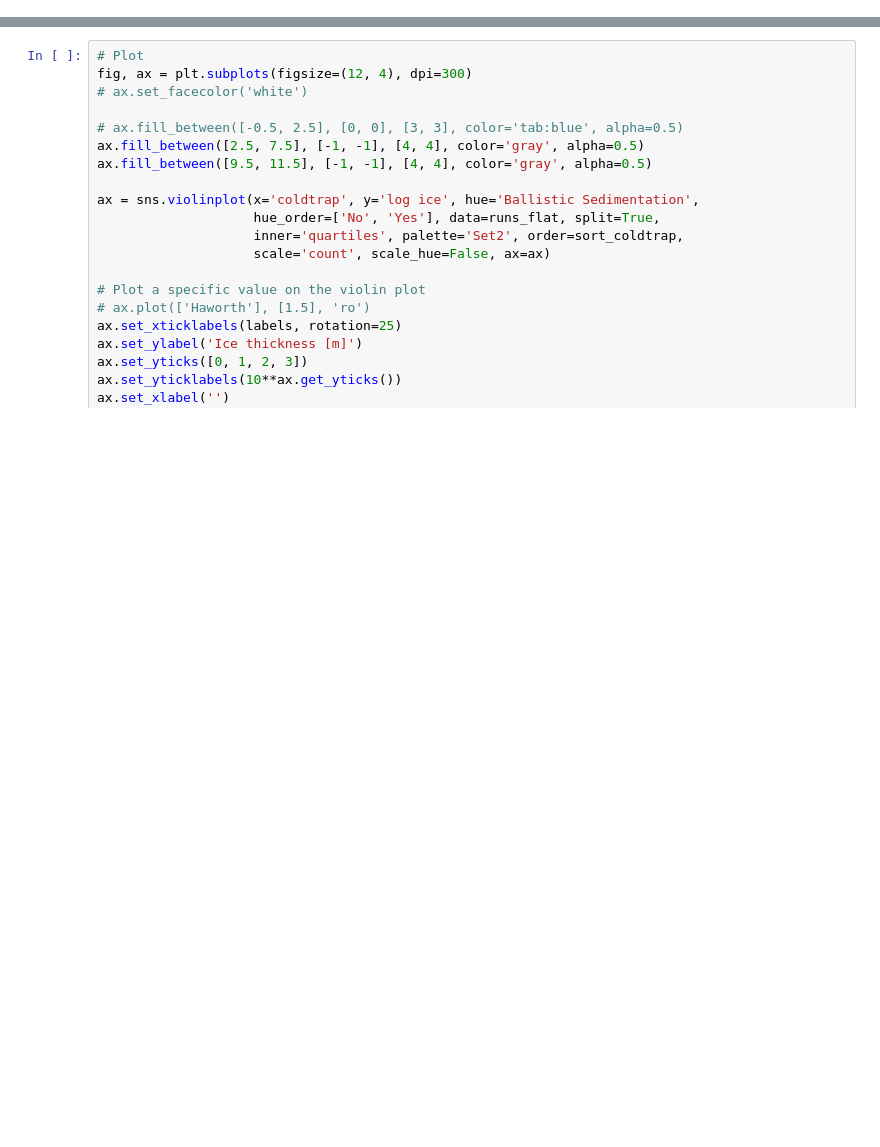
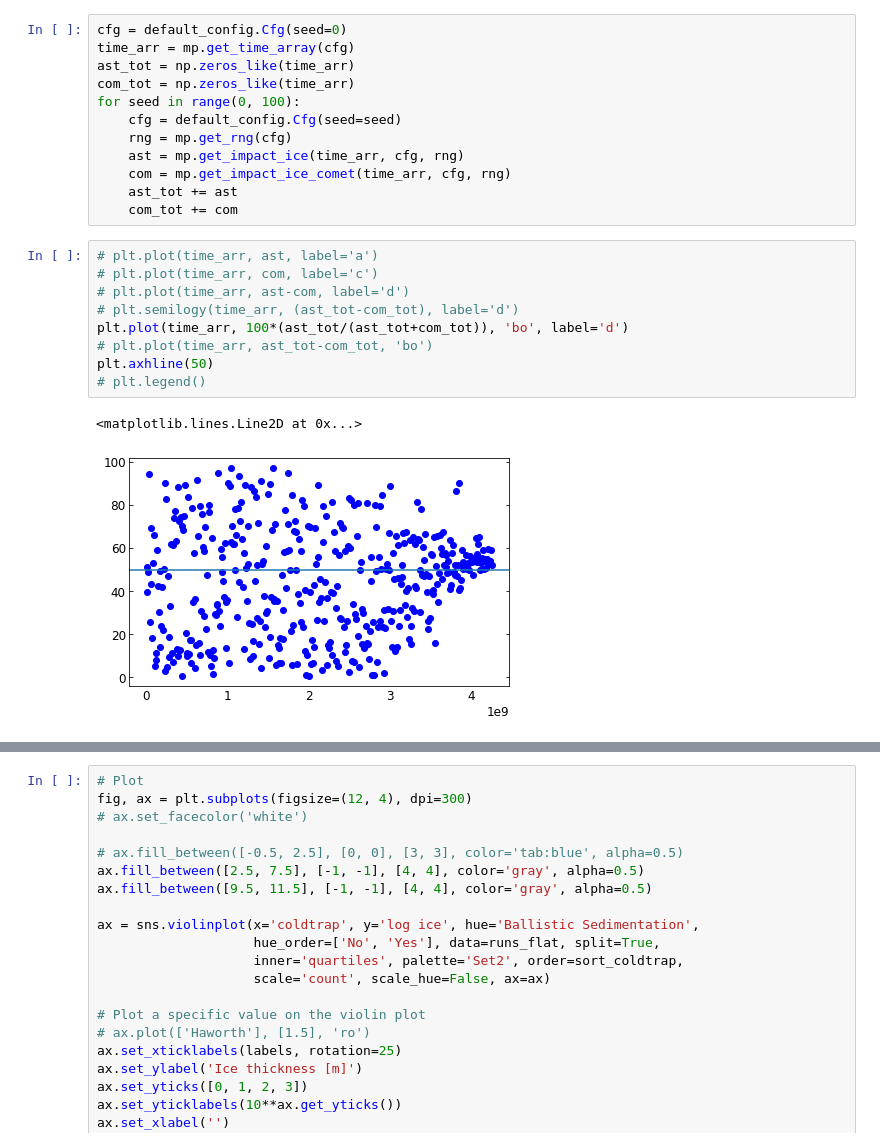
Before and after one commit to cjtu/moonpies, a Jupyter notebook: figure_scripts/aggregated.ipynb, the cells around one changed output, grey strips where cells are left out. Saved outputs shown, nothing was run; the diff lists cells and outputs as text; blank space fills up the shorter version.

Commit message:
Fix comet vs asteroid ice

```diff
--- a/figure_scripts/aggregated.ipynb
+++ b/figure_scripts/aggregated.ipynb
@@ -54,0 +108,24 @@ labels = [c+f'\n{lat:.1f}°' for c, lat in zip(sort_coldtrap, sort_lat)]
+# %%
+cfg = default_config.Cfg(seed=0)
+time_arr = mp.get_time_array(cfg)
+ast_tot = np.zeros_like(time_arr)
+com_tot = np.zeros_like(time_arr)
+for seed in range(0, 100):
+    cfg = default_config.Cfg(seed=seed)
+    rng = mp.get_rng(cfg)
+    ast = mp.get_impact_ice(time_arr, cfg, rng)
+    com = mp.get_impact_ice_comet(time_arr, cfg, rng)
+    ast_tot += ast
+    com_tot += com
+# %%
+# plt.plot(time_arr, ast, label='a')
+# plt.plot(time_arr, com, label='c')
+# plt.plot(time_arr, ast-com, label='d')
+# plt.semilogy(time_arr, (ast_tot-com_tot), label='d')
+plt.plot(time_arr, 100*(ast_tot/(ast_tot+com_tot)), 'bo', label='d')
+# plt.plot(time_arr, ast_tot-com_tot, 'bo')
+plt.axhline(50)
+# plt.legend()
+# %% [output]
+<matplotlib.lines.Line2D at 0x...>
+[figure, added]
```
Also changed, not shown: parts of 9 cells of this notebook, 3 other files.
